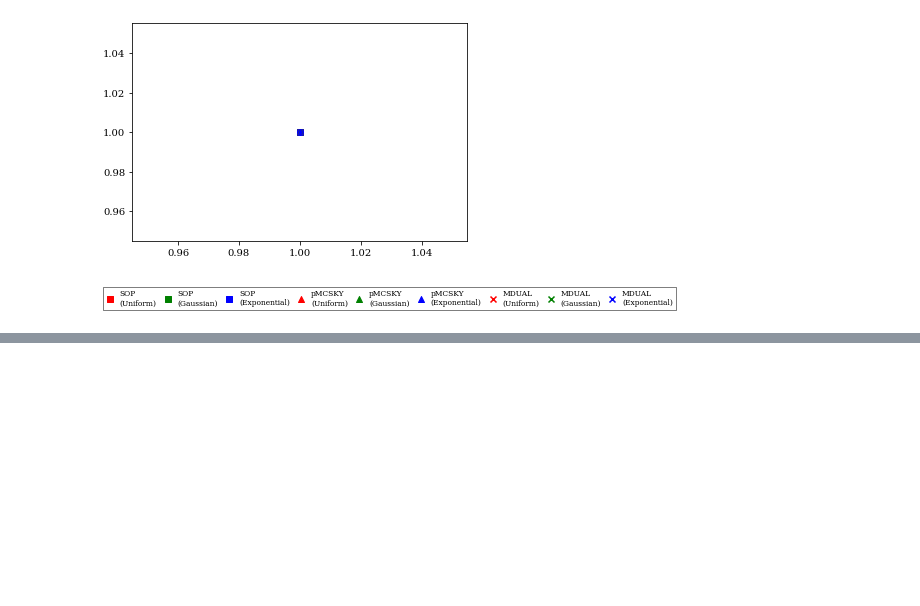
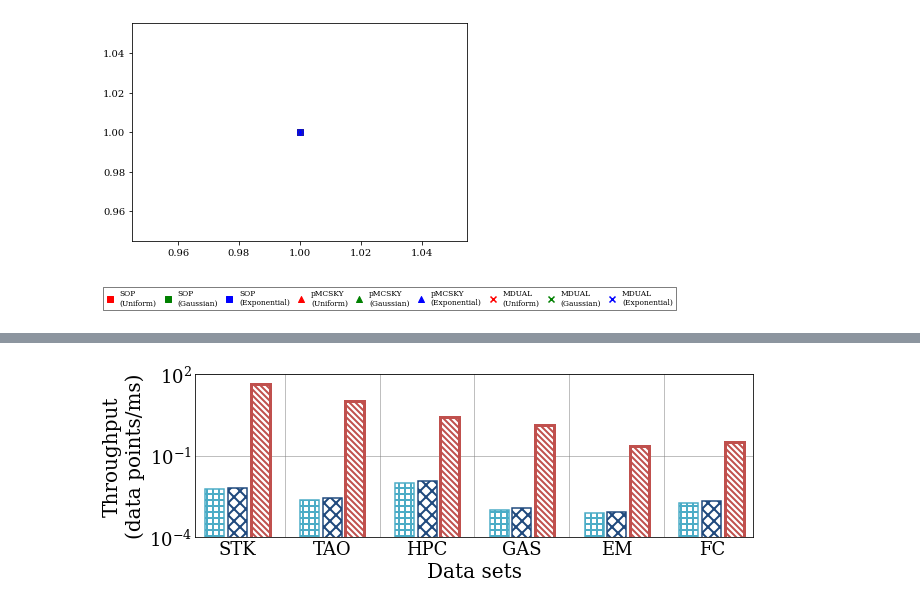
Before and after one commit to YoojuShin/SIGMOD2021LogScript, a Jupyter notebook: figure_script.ipynb, the cells around one changed output, grey strips where cells are left out. Saved outputs shown, nothing was run; the diff lists cells and outputs as text; code cells hidden in the pictures; blank space fills up the shorter version.

```diff
--- a/figure_script.ipynb
+++ b/figure_script.ipynb
@@ -1426,0 +1479,36 @@ fig_leg.savefig("Figures/"+'Distribution_Legend.pdf', bbox_inches='tight', forma
+# %%
+fig = plt.figure(figsize=figsize_overall)
+ax = fig.add_subplot(1,1,1)
+xpositions = []
+for i, algname in enumerate(target_alg_others):
+    xposition = np.arange(graphdf.shape[0])*barWidth*(len(target_alg_others)+inter_bar_space) + barWidth*intra_bar_space*i
+    center = (xposition[0]+xposition[-1])/2
+    xpositions.append(xposition)
+    ax.bar(xposition,(1000/graphdf.iloc[:,i]).tolist(), color = "white", width=barWidth,\
+           hatch=algo_hatch[algname], edgecolor=algo_color[algname],\
+           linewidth=algo_linewidth[algname], zorder=2)
+ax.grid(b=True,which="major",axis='y',zorder=0)
+ax.set_yscale("log")
+ax.set_xlabel("Data sets", fontsize=FONTSIZE_XLABEL)
+ax.set_ylabel('Throughput\n(data points/ms)', fontsize=FONTSIZE_YLABEL)
+
+ax.set_xlim([-barWidth,xposition[-1]+barWidth])
+ax.set_ylim([0.0001,100])
+plt.yticks([0.0001,0.1,100])
+
+xpositions=np.array(xpositions)
+xcenter = np.mean(xpositions,axis=0)
+plt.xticks(xcenter,dataset)
+for i in range(len(xcenter)-1):
+    plt.axvline(x=(xcenter[i]+xcenter[i+1])/2, color='grey', linewidth=0.5)
+
+
+# remove ticks
+ax.tick_params(axis ='both', which ='both', length = 0)
+ax.tick_params(axis ='x', labelsize=FONTSIZE_XTICK) # pad=15
+ax.tick_params(axis ='y', labelsize=FONTSIZE_YTICK)
+# rotate ticks
+ax.tick_params(axis ='x', rotation = 0)
+plt.savefig("Figures/"+'Overall_Throughput.pdf', bbox_inches='tight', format='pdf')
+# %% [output]
+[figure, added]
```
Also changed, not shown: parts of 1 cell of this notebook, 3 other files.
